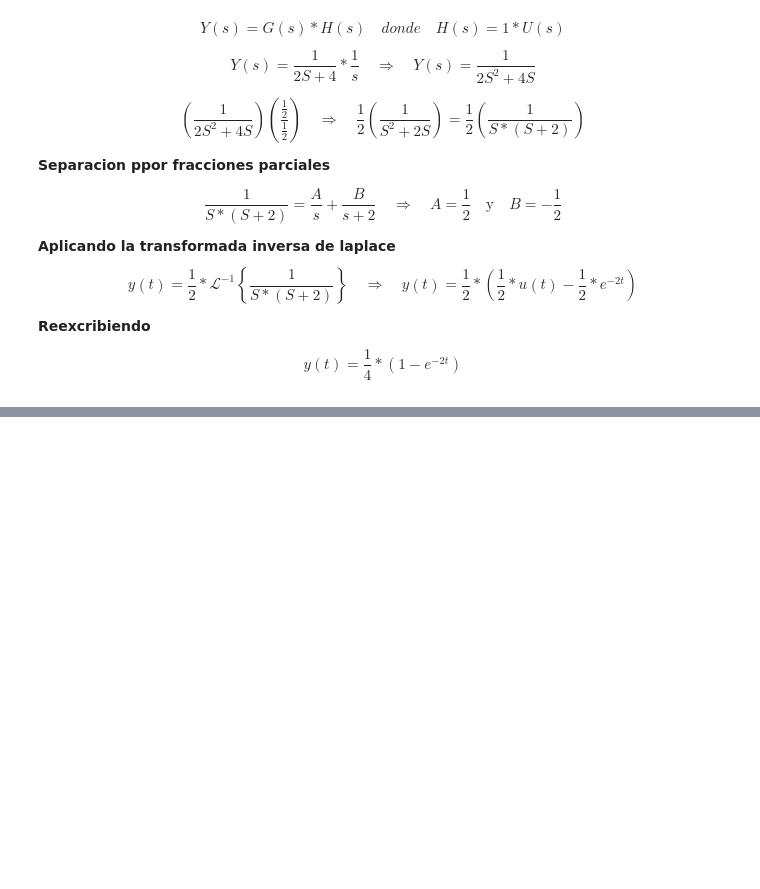
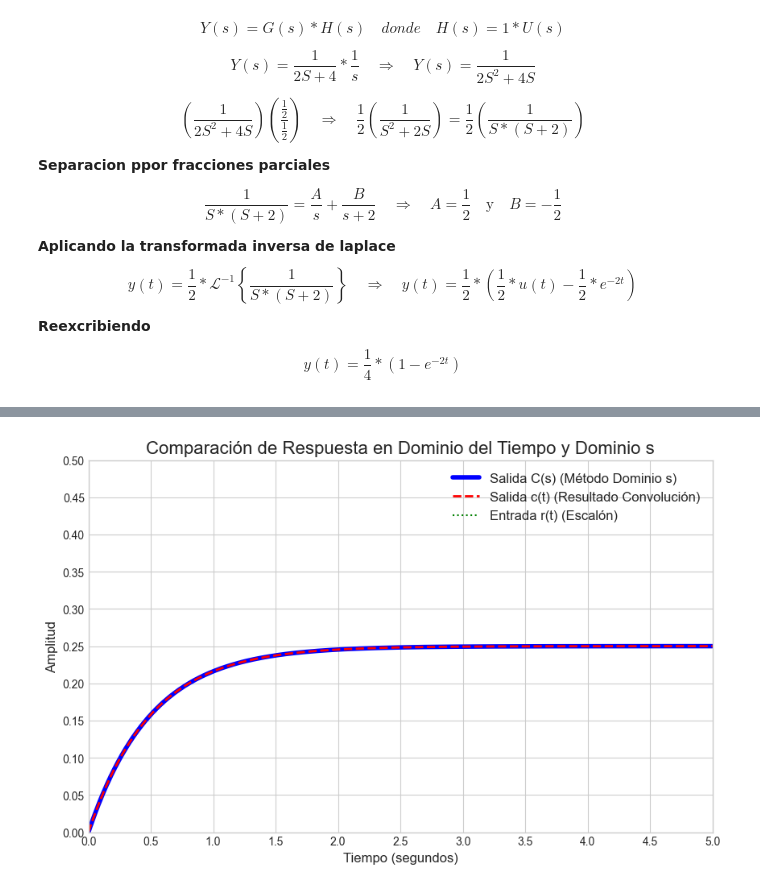
Before and after one commit to HectorPS27/Control-Clasico, a Jupyter notebook: practicas/P_2_02_Analisis_tiempo_frecuencia.ipynb, the cells around one changed output, grey strips where cells are left out. Drawn from its saved outputs; the diff is of its cells as text; code cells hidden in the pictures; blank space fills up the shorter version.

Commit message:
Desarrollo de la práctica 2 Análisis en el dominio del tiempo y el dominio de la frecuencia

```diff
--- a/practicas/P_2_02_Analisis_tiempo_frecuencia.ipynb
+++ b/practicas/P_2_02_Analisis_tiempo_frecuencia.ipynb
@@ -237,9 +239,34 @@ t = np.linspace(0, 5, 500) # Simular de 0 a 5 segundos
 # La función devuelve el tiempo (t) y la salida c(t)
 tiempo, c_dominio_frecuencia = ct.step_response(G_s, T=t)
 
-# --- Solución Analítica para Comparación ---
-# Para verificar, podemos resolver la convolución de forma analítica.
-# La convolución de r(t) = u(t) y g(t) = 5*exp(-2t) es:
-# c(t) = 2.5 * (1 - exp(-2t))
+
 # Calculamos esta solución para compararla con la simulación.
-c_dominio_s = 0.5 * (1 - np.exp(-2 * tiempo))
+c_dominio_tiempo = 0.25 * (1 - np.exp(-2 * tiempo))
+# %%
+plt.figure(figsize=(10, 6))
+
+# Graficar la salida obtenida por la simulación de la biblioteca de control
+plt.plot(tiempo, c_dominio_frecuencia, label='Salida C(s) (Método Dominio s)', linewidth=4, color='blue')
+
+# Graficar la salida calculada analíticamente (resultado de la convolución)
+plt.plot(tiempo, c_dominio_tiempo, label='Salida c(t) (Resultado Convolución)', linestyle='--', color='red', linewidth=2)
+
+
+# Graficar la señal de entrada r(t) para tener una referencia
+plt.plot(tiempo, np.ones_like(tiempo), label='Entrada r(t) (Escalón)', linestyle=':', color='green')
+
+#ajustar limites de ticks
+plt.xlim(0, 5)
+plt.ylim(0, 0.5)
+plt.xticks(np.arange(0, 5.1, 0.5))
+plt.yticks(np.arange(0, 0.51, 0.05))
+
+# Títulos y etiquetas
+plt.title('Comparación de Respuesta en Dominio del Tiempo y Dominio s', fontsize=16)
+plt.xlabel('Tiempo (segundos)', fontsize=12)
+plt.ylabel('Amplitud', fontsize=12)
+plt.legend(fontsize=12)
+plt.grid(True)
+plt.show()
+# %% [output]
+[figure, added]
```
Also changed, not shown: parts of 3 cells of this notebook, 3 other files.
